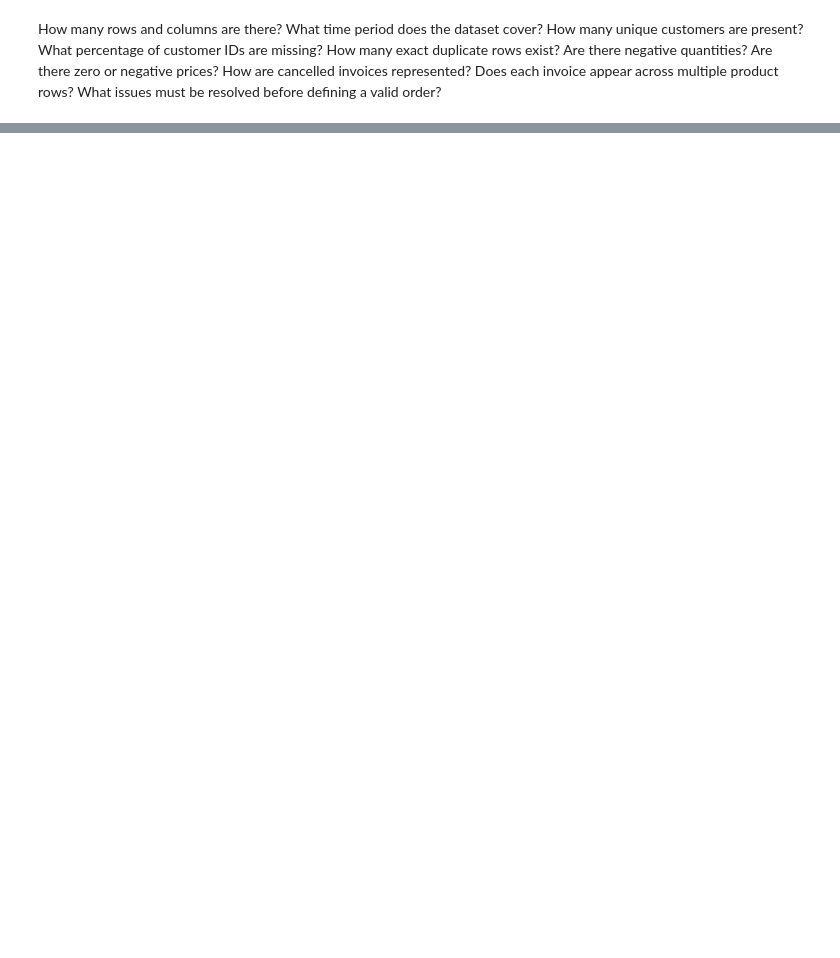
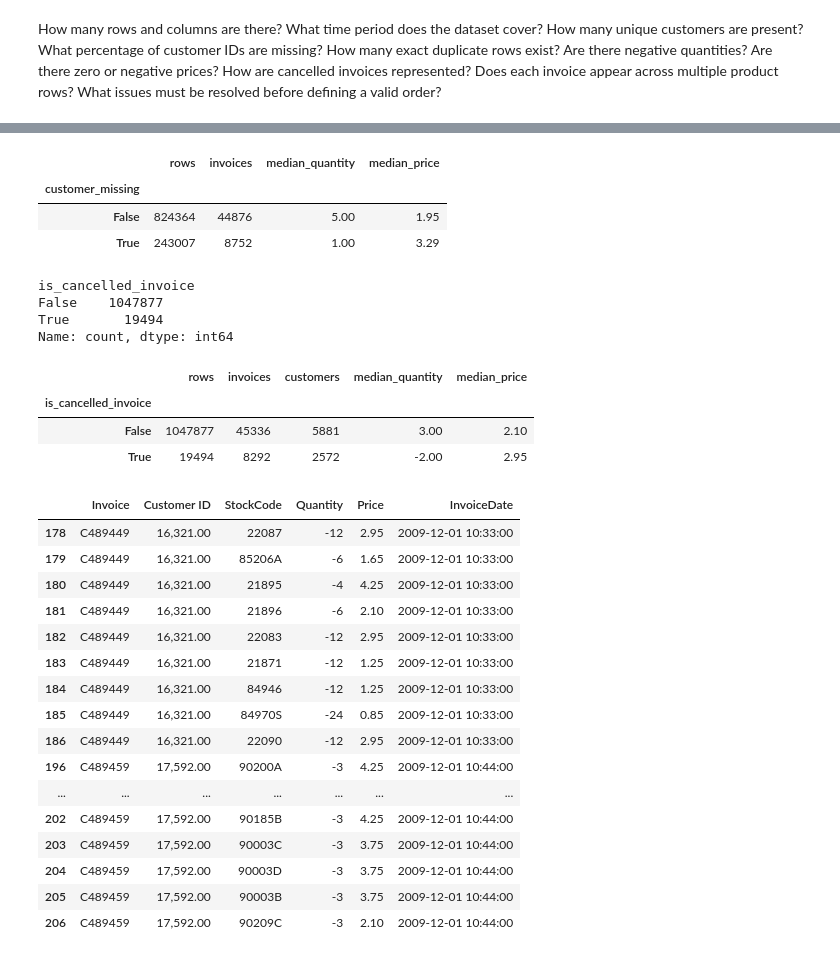
Before and after one commit to YiranLL/online-retail-retention, a Jupyter notebook: notebooks/01_data_quality.ipynb, the cells around one changed output, grey strips where cells are left out. Saved outputs shown, nothing was run; the diff lists cells and outputs as text; code cells hidden in the pictures; blank space fills up the shorter version.

```diff
--- a/notebooks/01_data_quality.ipynb
+++ b/notebooks/01_data_quality.ipynb
@@ -130,0 +165,61 @@ What issues must be resolved before defining a valid order?
+# %%
+raw.assign(
+    customer_missing=raw[CUSTOMER].isna()
+).groupby("customer_missing").agg(
+    rows=(INVOICE, "size"),
+    invoices=(INVOICE, "nunique"),
+    median_quantity=("Quantity", "median"),
+    median_price=(PRICE, "median")
+)
+# %% [output]
+|  | rows | invoices | median_quantity | median_price |
+| customer_missing |  |  |  |  |
+| False | 824364 | 44876 | 5.00 | 1.95 |
+| True | 243007 | 8752 | 1.00 | 3.29 |
+# %%
+invoice_text = raw[INVOICE].astype(str).str.strip()
+
+raw["is_cancelled_invoice"] = invoice_text.str.upper().str.startswith("C")
+
+raw["is_cancelled_invoice"].value_counts(dropna=False)
+# %% [output]
+is_cancelled_invoice
+False    1047877
+True       19494
+Name: count, dtype: int64
+# %%
+raw.groupby("is_cancelled_invoice").agg(
+    rows=(INVOICE, "size"),
+    invoices=(INVOICE, "nunique"),
+    customers=(CUSTOMER, "nunique"),
+    median_quantity=("Quantity", "median"),
+    median_price=(PRICE, "median")
+)
+# %% [output]
+|  | rows | invoices | customers | median_quantity | median_price |
+| is_cancelled_invoice |  |  |  |  |  |
+| False | 1047877 | 45336 | 5881 | 3.00 | 2.10 |
+| True | 19494 | 8292 | 2572 | -2.00 | 2.95 |
+# %%
+raw.loc[
+    raw["is_cancelled_invoice"],
+    [INVOICE, CUSTOMER, "StockCode", "Quantity", PRICE, "InvoiceDate"]
+].head(20)
+# %% [output]
+|  | Invoice | Customer ID | StockCode | Quantity | Price | InvoiceDate |
+| 178 | C489449 | 16,321.00 | 22087 | -12 | 2.95 | 2009-12-01 10:33:00 |
+| 179 | C489449 | 16,321.00 | 85206A | -6 | 1.65 | 2009-12-01 10:33:00 |
+| 180 | C489449 | 16,321.00 | 21895 | -4 | 4.25 | 2009-12-01 10:33:00 |
+| 181 | C489449 | 16,321.00 | 21896 | -6 | 2.10 | 2009-12-01 10:33:00 |
+| 182 | C489449 | 16,321.00 | 22083 | -12 | 2.95 | 2009-12-01 10:33:00 |
+| 183 | C489449 | 16,321.00 | 21871 | -12 | 1.25 | 2009-12-01 10:33:00 |
+| 184 | C489449 | 16,321.00 | 84946 | -12 | 1.25 | 2009-12-01 10:33:00 |
+| 185 | C489449 | 16,321.00 | 84970S | -24 | 0.85 | 2009-12-01 10:33:00 |
+| 186 | C489449 | 16,321.00 | 22090 | -12 | 2.95 | 2009-12-01 10:33:00 |
+| 196 | C489459 | 17,592.00 | 90200A | -3 | 4.25 | 2009-12-01 10:44:00 |
+| ... | ... | ... | ... | ... | ... | ... |
+| 202 | C489459 | 17,592.00 | 90185B | -3 | 4.25 | 2009-12-01 10:44:00 |
+| 203 | C489459 | 17,592.00 | 90003C | -3 | 3.75 | 2009-12-01 10:44:00 |
+| 204 | C489459 | 17,592.00 | 90003D | -3 | 3.75 | 2009-12-01 10:44:00 |
+| 205 | C489459 | 17,592.00 | 90003B | -3 | 3.75 | 2009-12-01 10:44:00 |
+| 206 | C489459 | 17,592.00 | 90209C | -3 | 2.10 | 2009-12-01 10:44:00 |
```
Also changed, not shown: parts of 22 cells of this notebook.
